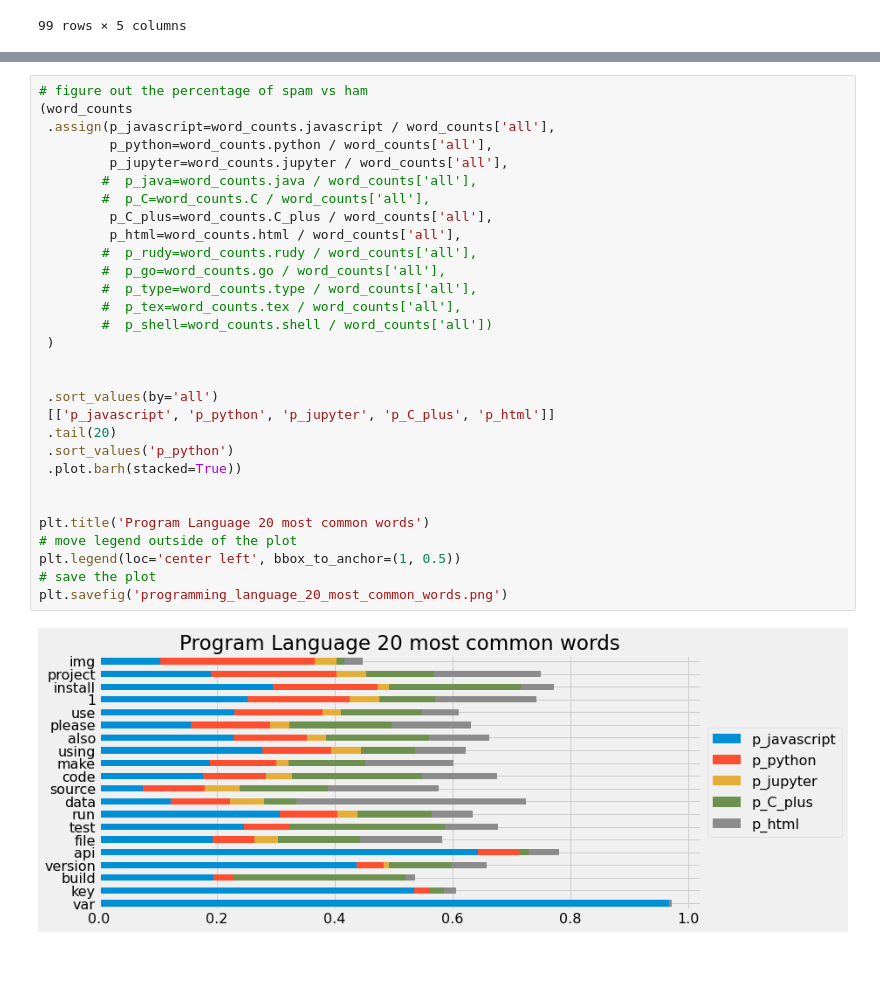
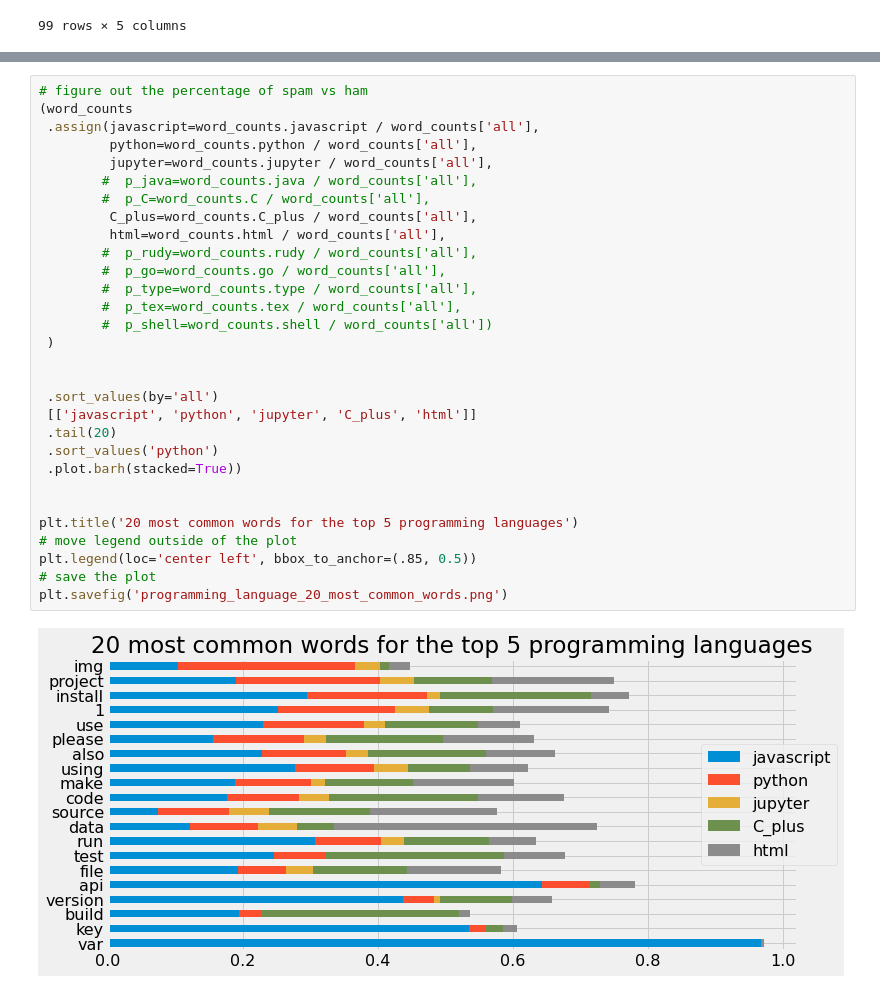
Before and after one commit to codeup-nlp/nlp-project, a Jupyter notebook: craig_explore.ipynb, the cells around one changed output, grey strips where cells are left out. Cells and saved outputs as stored; diff of their text form; blank space fills up the shorter version.

```diff
--- a/craig_explore.ipynb
+++ b/craig_explore.ipynb
@@ -660,35 +660,35 @@ train_data_js
 # %%
 # figure out the percentage of spam vs ham
 (word_counts
- .assign(p_javascript=word_counts.javascript / word_counts['all'],
-         p_python=word_counts.python / word_counts['all'],
-         p_jupyter=word_counts.jupyter / word_counts['all'],
+ .assign(javascript=word_counts.javascript / word_counts['all'],
+         python=word_counts.python / word_counts['all'],
+         jupyter=word_counts.jupyter / word_counts['all'],
         #  p_java=word_counts.java / word_counts['all'],
         #  p_C=word_counts.C / word_counts['all'],
-         p_C_plus=word_counts.C_plus / word_counts['all'],
-         p_html=word_counts.html / word_counts['all'],
+         C_plus=word_counts.C_plus / word_counts['all'],
+         html=word_counts.html / word_counts['all'],
         #  p_rudy=word_counts.rudy / word_counts['all'],
         #  p_go=word_counts.go / word_counts['all'],
         #  p_type=word_counts.type / word_counts['all'],
         #  p_tex=word_counts.tex / word_counts['all'],
         #  p_shell=word_counts.shell / word_counts['all'])
  )
 
 
  .sort_values(by='all')
- [['p_javascript', 'p_python', 'p_jupyter', 'p_C_plus', 'p_html']]
+ [['javascript', 'python', 'jupyter', 'C_plus', 'html']]
  .tail(20)
- .sort_values('p_python')
+ .sort_values('python')
  .plot.barh(stacked=True))
 
 
-plt.title('Program Language 20 most common words')
+plt.title('20 most common words for the top 5 programming languages')
 # move legend outside of the plot
-plt.legend(loc='center left', bbox_to_anchor=(1, 0.5))
+plt.legend(loc='center left', bbox_to_anchor=(.85, 0.5))
 # save the plot
 plt.savefig('programming_language_20_most_common_words.png')
 # %% [output]
-[figure, old version]
+[figure, new version]
 # %%
 # what to run in function: 'all', all_words ; 'javascript', javascript_words ; 'python', python_words ; 'jupyter', jupyter_words ;	'C_plus', c_plus_words ; 'html', html_words
 
```
Also changed, not shown: parts of 15 cells of this notebook.
